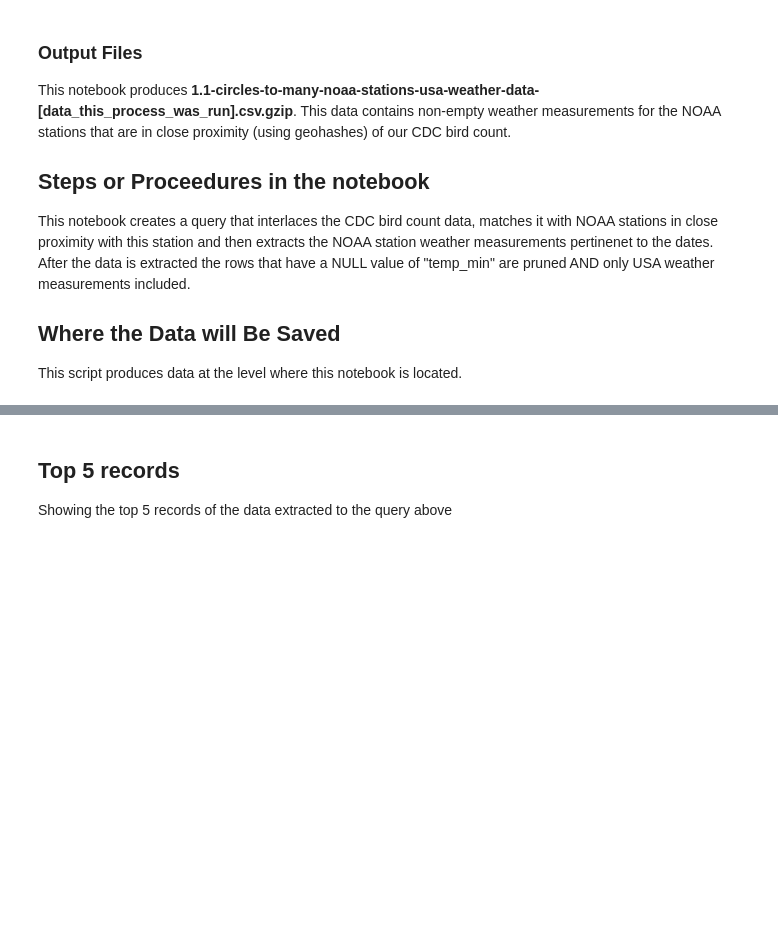
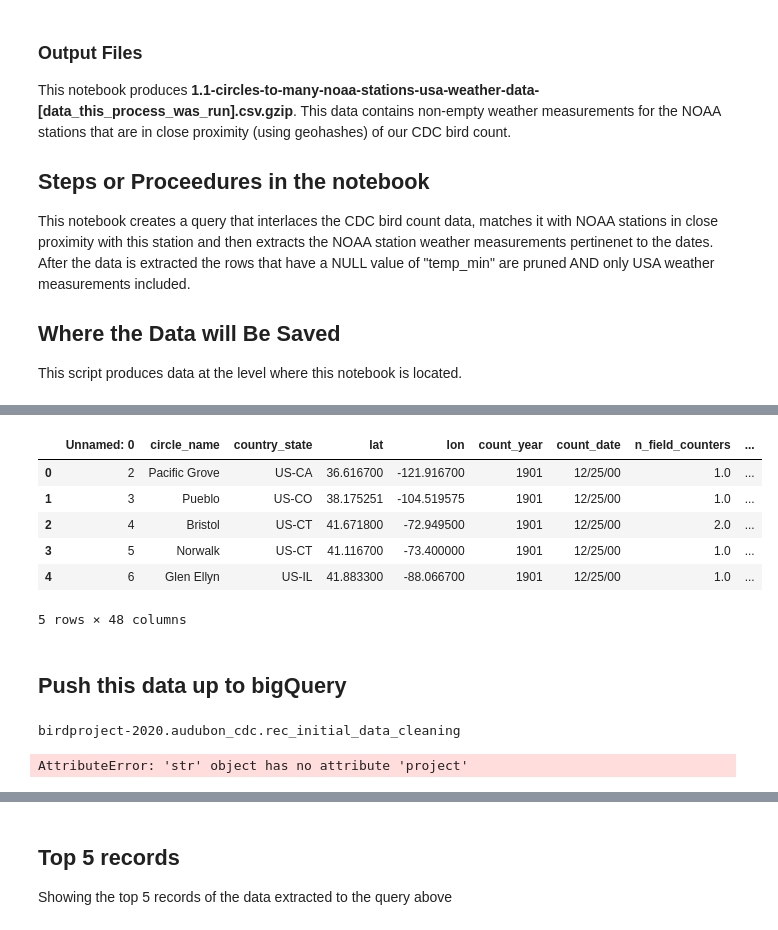
Before and after one commit to DataKind-DC/audubon-cbc, a Jupyter notebook: notebooks/1.1-circles-to-many-noaa-stations-usa-weather-data.ipynb, the cells around one changed output, grey strips where cells are left out. Drawn from its saved outputs; the diff is of its cells as text; code cells hidden in the pictures; blank space fills up the shorter version.

```diff
--- a/notebooks/1.1-circles-to-many-noaa-stations-usa-weather-data.ipynb
+++ b/notebooks/1.1-circles-to-many-noaa-stations-usa-weather-data.ipynb
@@ -28,0 +75,39 @@ This script produces data at the level where this notebook is located.
+# %%
+clean_data = pd.read_csv(PATH_TO_CLEAN_CBC_DATA, encoding = "ISO-8859-1", sep="\t")
+# %%
+clean_data.head()
+# %% [output]
+|  | Unnamed: 0 | circle_name | country_state | lat | lon | count_year | count_date | n_field_counters | ... |
+| 0 | 2 | Pacific Grove | US-CA | 36.616700 | -121.916700 | 1901 | 12/25/00 | 1.0 | ... |
+| 1 | 3 | Pueblo | US-CO | 38.175251 | -104.519575 | 1901 | 12/25/00 | 1.0 | ... |
+| 2 | 4 | Bristol | US-CT | 41.671800 | -72.949500 | 1901 | 12/25/00 | 2.0 | ... |
+| 3 | 5 | Norwalk | US-CT | 41.116700 | -73.400000 | 1901 | 12/25/00 | 1.0 | ... |
+| 4 | 6 | Glen Ellyn | US-IL | 41.883300 | -88.066700 | 1901 | 12/25/00 | 1.0 | ... |
+5 rows × 48 columns
+# %% [markdown]
+## Push this data up to bigQuery
+# %%
+# Prep creating a Table
+# table_id = "your-project.your_dataset.your_table_name"
+table_id = project + "."+ source_dataset_id + "." + "rec_initial_data_cleaning"
+
+print(table_id)
+
+# Create the Schema, and by that i mean DONT create a shcema cuz biqQuery does a pretty good job
+schema = []
+# %% [output]
+birdproject-2020.audubon_cdc.rec_initial_data_cleaning
+# %%
+# NOTE: This ran originally, but then started presenting with the error:
+#'AttributeError: 'str' object has no attribute 'project''
+# If that happens you can create the table manually in bigQuery (defeats the purpose of automation,
+# but if it fits it ships)
+
+# Create the BigQuery Table
+table = bigquery.Table(table_id, schema=schema)
+table = client.create_table(table)  # Make an API request.
+print(
+    "Created table {}.{}.{}".format(table.project, table.dataset_id, table.table_id)
+)
+# %% [output]
+AttributeError: 'str' object has no attribute 'project'
```
Also changed, not shown: parts of 19 cells of this notebook, 1 other file.
